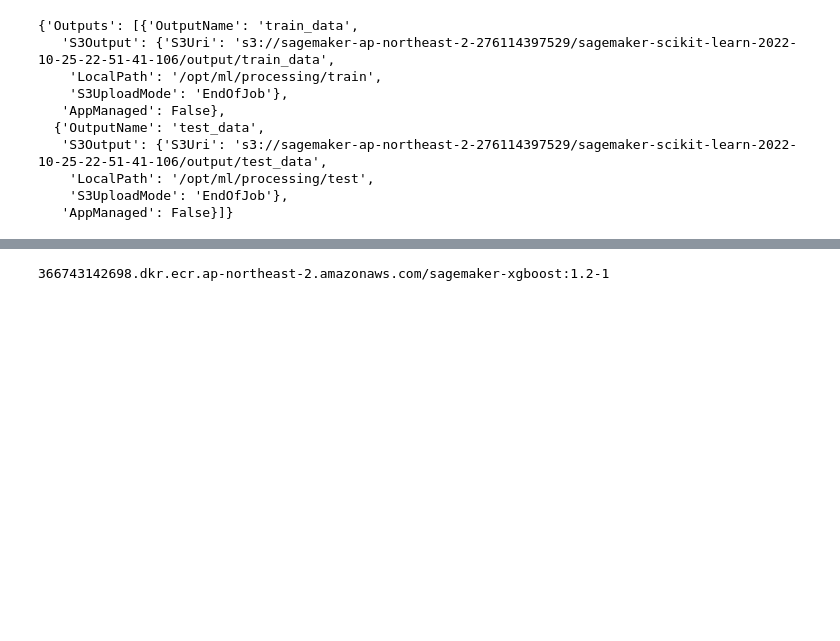
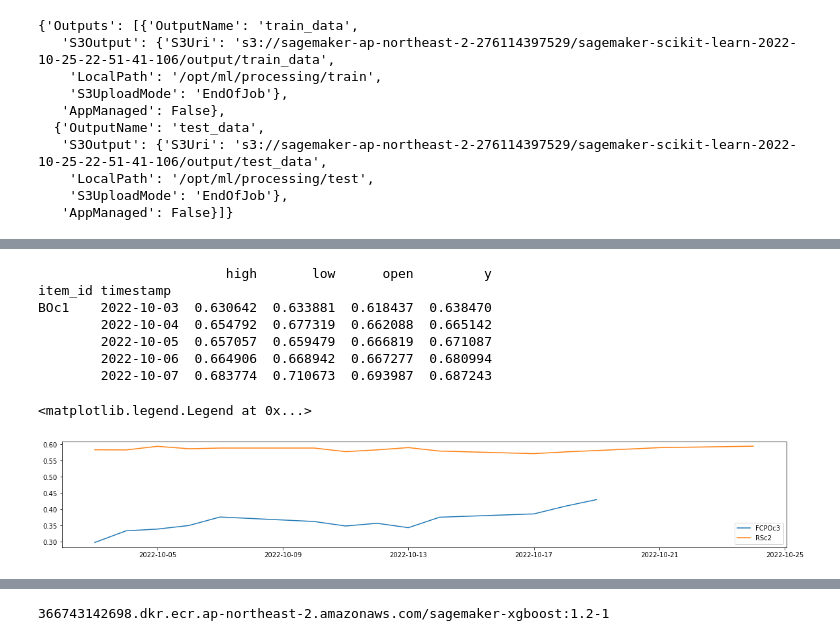
Before and after one commit to gwangjinjeong/palm-oil-price-forecast, a Jupyter notebook: MLOps_Env4palm.ipynb, the cells around one changed output, grey strips where cells are left out. Saved outputs shown, nothing was run; the diff lists cells and outputs as text; code cells hidden in the pictures; blank space fills up the shorter version.

```diff
--- a/MLOps_Env4palm.ipynb
+++ b/MLOps_Env4palm.ipynb
@@ -1083,0 +1103,4 @@ RoleArn: arn:aws:iam::276114397529:role/service-role/AmazonSageMakerServiceCatal
+# %%
+df_test = pd.read_csv(os.path.join(preprocessed_test_data,
+                                   'test.csv'))
+df_test.head()
@@ -1083,0 +1139,22 @@ RoleArn: arn:aws:iam::276114397529:role/service-role/AmazonSageMakerServiceCatal
+# %%
+test_data = TimeSeriesDataFrame.from_data_frame(
+    df_test,
+    id_column="ric",
+    timestamp_column="ds",
+)
+
+plt.figure(figsize=(20, 3))
+print(test_data.head())
+for ric in ["FCPOc3", "RSc2"]:
+    plt.plot(test_data.loc[ric]['y'], label=ric)
+plt.legend()
+# %% [output]
+                        high       low      open         y
+item_id timestamp
+BOc1    2022-10-03  0.630642  0.633881  0.618437  0.638470
+        2022-10-04  0.654792  0.677319  0.662088  0.665142
+        2022-10-05  0.657057  0.659479  0.666819  0.671087
+        2022-10-06  0.664906  0.668942  0.667277  0.680994
+        2022-10-07  0.683774  0.710673  0.693987  0.687243
+<matplotlib.legend.Legend at 0x...>
+[figure, added]
```
Also changed, not shown: parts of 106 cells of this notebook.
